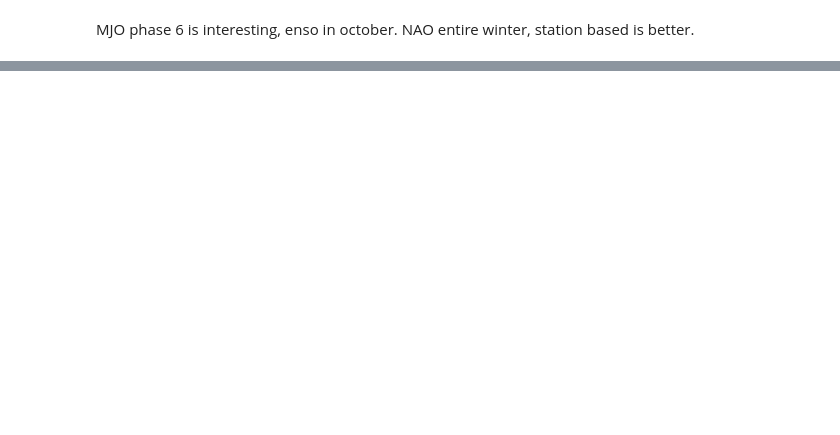
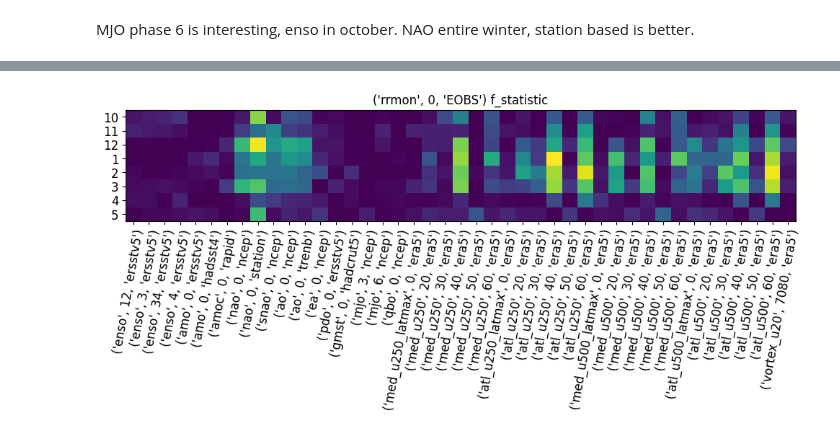
Before and after one commit to chiemvs/Medley, a Jupyter notebook: notebooks/Temporal_exploration.ipynb, the cells around one changed output, grey strips where cells are left out. Saved outputs shown, nothing was run; the diff lists cells and outputs as text; code cells hidden in the pictures; blank space fills up the shorter version.

```diff
--- a/notebooks/Temporal_exploration.ipynb
+++ b/notebooks/Temporal_exploration.ipynb
@@ -179,0 +243,36 @@ plt.show()
+# %%
+exampledf = simultaneous_resample(firstmonth = 1, lastmonth = 1, average = False)
+# Plotting correlations per month, single months
+#corwith = ('gmst',0,'hadcrut5')
+corwith = ('rrmon',0,'EOBS')
+othervars = exampledf.columns.drop(corwith)
+months = [10,11,12,1,2,3,4,5]
+coefs = xr.DataArray(np.full((len(months),len(othervars)),np.nan), dims = ('month','variables'),
+                        coords = {'month':months, 'variables':othervars}, name = 'f_stat')
+pvals = xr.DataArray(np.full((len(months),len(othervars)),np.nan), dims = ('month','variables'),
+                        coords = {'month':months, 'variables':othervars}, name = 'p_val')
+for month in months:
+    monthly = simultaneous_resample(firstmonth = month, lastmonth = month, average = False)
+    for var in othervars:
+        dat = monthly.loc[:,[var,corwith]].dropna(how = 'any') # Per var, because otherwise all are limited by shortest length
+        coefs.loc[[month],var], pvals.loc[[month],var] = f_regression(X = dat[[var]], y = dat[corwith])
+        #coefs.loc[[month],var] = mutual_info_regression(X = dat[[var]], y = dat[corwith])
+#selector = SelectKBest(score_func = , k = 3)
+#selector.fit(X = dropped, y = target_dropped)
+#selector.scores_
+# %%
+fig, ax = plt.subplots(figsize = (12,2))
+im = ax.imshow(coefs.values, aspect = 'auto')
+
+# Show all ticks and label them with the respective list entries
+ax.set_xticks(np.arange(coefs.shape[1]))
+ax.set_xticklabels(coefs.indexes['variables'].to_flat_index().values, size = 12)
+ax.set_yticks(np.arange(coefs.shape[0]))
+ax.set_yticklabels(coefs.indexes['month'].values, size = 12)
+ax.set_title(f'{corwith} f_statistic')
+
+plt.setp(ax.get_xticklabels(), rotation=80, ha="right",
+         rotation_mode="anchor")
+plt.show()
+# %% [output]
+[figure, added]
```
Also changed, not shown: parts of 23 cells of this notebook, 1 other file.
